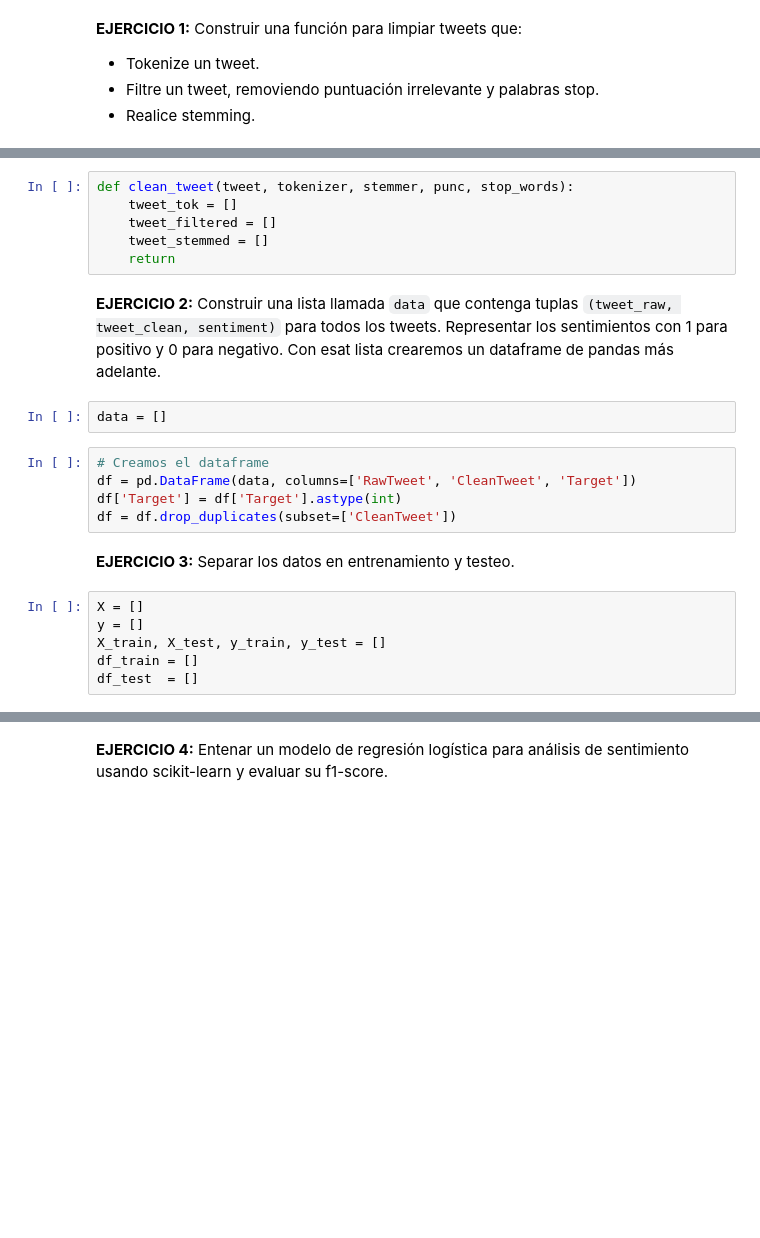
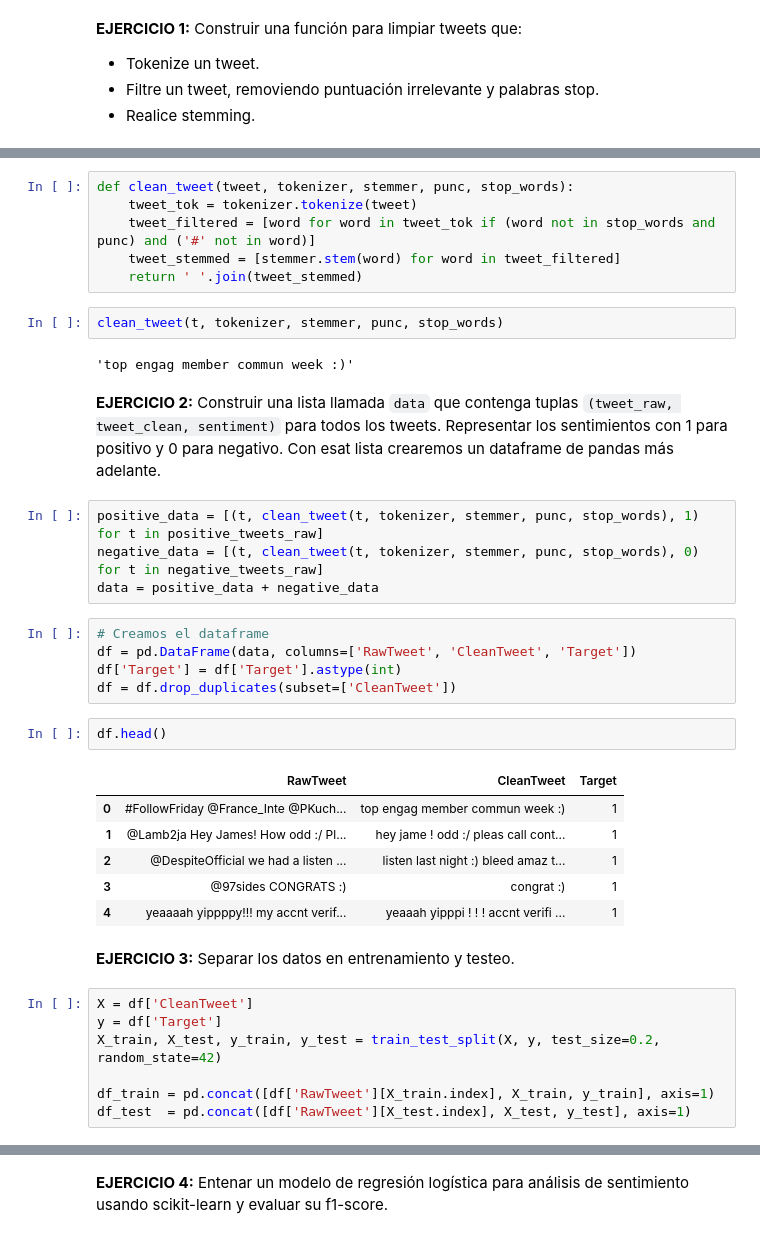
Before and after one commit to fdiazja93/especialidad-en-GenAI, a Jupyter notebook: Clase 2/laboratorio_2.ipynb, the cells around one changed output, grey strips where cells are left out. Drawn from its saved outputs; the diff is of its cells as text; blank space fills up the shorter version.

```diff
--- a/Clase 2/laboratorio_2.ipynb
+++ b/Clase 2/laboratorio_2.ipynb
@@ -111,23 +134,39 @@ negative_tweets_raw = twitter_samples.strings('negative_tweets.json')
 # %%
 def clean_tweet(tweet, tokenizer, stemmer, punc, stop_words):
-    tweet_tok = []
-    tweet_filtered = []
-    tweet_stemmed = []
-    return
+    tweet_tok = tokenizer.tokenize(tweet)
+    tweet_filtered = [word for word in tweet_tok if (word not in stop_words and punc) and ('#' not in word)]
+    tweet_stemmed = [stemmer.stem(word) for word in tweet_filtered]
+    return ' '.join(tweet_stemmed)
+# %%
+clean_tweet(t, tokenizer, stemmer, punc, stop_words)
+# %% [output]
+'top engag member commun week :)'
 # %% [markdown]
 **EJERCICIO 2:** Construir una lista llamada `data` que contenga tuplas `(tweet_raw, tweet_clean, sentiment)` para todos los tweets. Representar los sentimientos con 1 para positivo y 0 para negativo. Con esat lista crearemos un dataframe de pandas más adelante.
 # %%
-data = []
+positive_data = [(t, clean_tweet(t, tokenizer, stemmer, punc, stop_words), 1) for t in positive_tweets_raw]
+negative_data = [(t, clean_tweet(t, tokenizer, stemmer, punc, stop_words), 0) for t in negative_tweets_raw]
+data = positive_data + negative_data
 # %%
 # Creamos el dataframe
 df = pd.DataFrame(data, columns=['RawTweet', 'CleanTweet', 'Target'])
 df['Target'] = df['Target'].astype(int)
 df = df.drop_duplicates(subset=['CleanTweet'])
+# %%
+df.head()
+# %% [output]
+|  | RawTweet | CleanTweet | Target |
+| 0 | #FollowFriday @France_Inte @PKuch... | top engag member commun week :) | 1 |
+| 1 | @Lamb2ja Hey James! How odd :/ Pl... | hey jame ! odd :/ pleas call cont... | 1 |
+| 2 | @DespiteOfficial we had a listen ... | listen last night :) bleed amaz t... | 1 |
+| 3 | @97sides CONGRATS :) | congrat :) | 1 |
+| 4 | yeaaaah yippppy!!! my accnt verif... | yeaaah yipppi ! ! ! accnt verifi ... | 1 |
 # %% [markdown]
 **EJERCICIO 3:** Separar los datos en entrenamiento y testeo.
 # %%
-X = []
-y = []
-X_train, X_test, y_train, y_test = []
-df_train = []
-df_test  = []
+X = df['CleanTweet']
+y = df['Target']
+X_train, X_test, y_train, y_test = train_test_split(X, y, test_size=0.2, random_state=42)
+
+df_train = pd.concat([df['RawTweet'][X_train.index], X_train, y_train], axis=1)
+df_test  = pd.concat([df['RawTweet'][X_test.index], X_test, y_test], axis=1)
```
Also changed, not shown: parts of 9 cells of this notebook, 1 other file.
